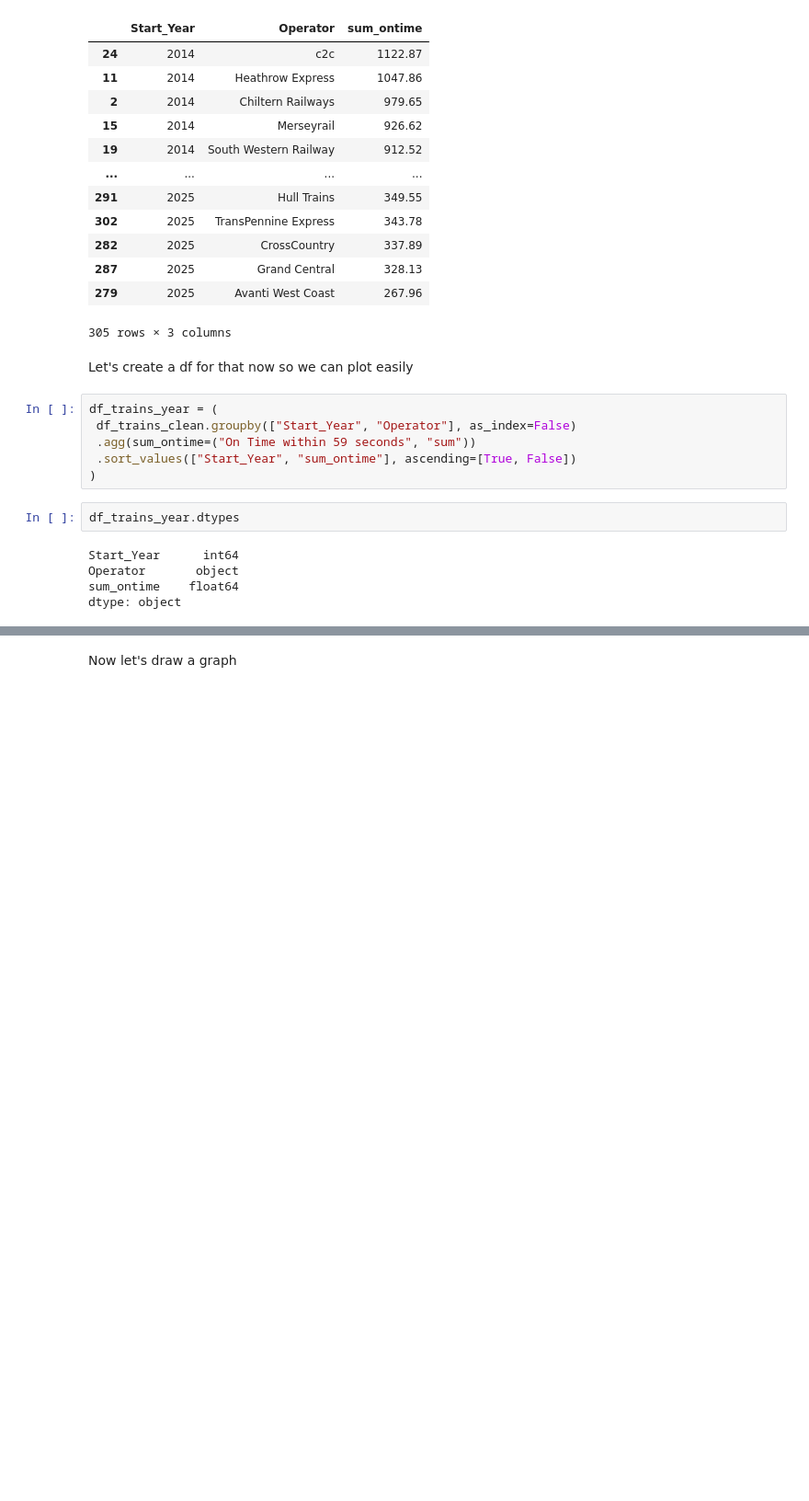
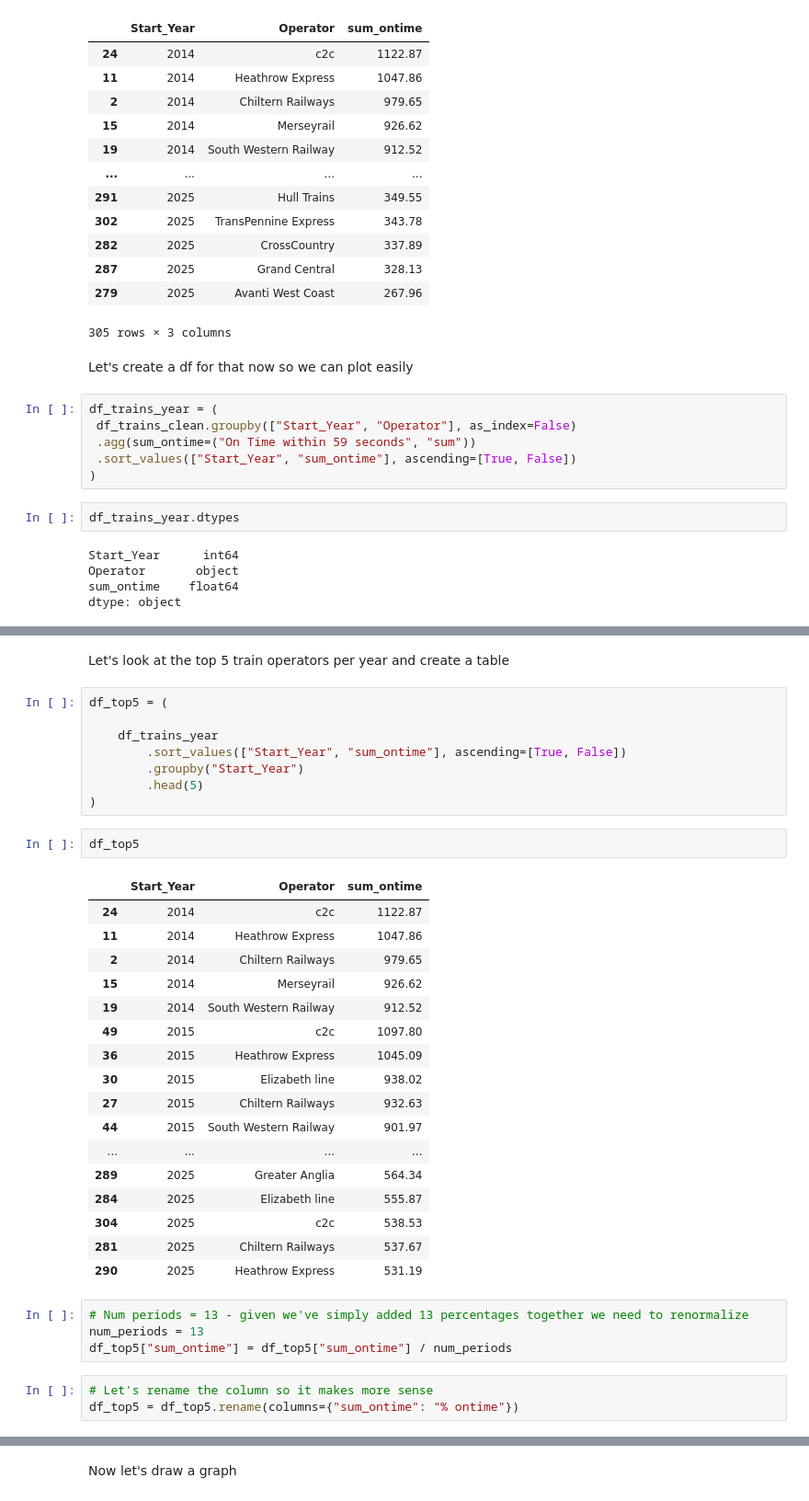
Before and after one commit to robwhite-lis/Everything_Counts_Assessment_1, a Jupyter notebook: Train_Times.ipynb, the cells around one changed output, grey strips where cells are left out. Shown: that part at 92% size. Cells and saved outputs as stored; diff of their text form; blank space fills up the shorter version.

```diff
--- a/Train_Times.ipynb
+++ b/Train_Times.ipynb
@@ -287,0 +302,37 @@ plot_data = df_trains_year["Start_Year"]
+# %% [markdown]
+Let's look at the top 5 train operators per year and create a table
+# %%
+df_top5 = (
+
+    df_trains_year
+        .sort_values(["Start_Year", "sum_ontime"], ascending=[True, False])
+        .groupby("Start_Year")
+        .head(5)
+)
+# %%
+df_top5
+# %% [output]
+|  | Start_Year | Operator | sum_ontime |
+| 24 | 2014 | c2c | 1122.87 |
+| 11 | 2014 | Heathrow Express | 1047.86 |
+| 2 | 2014 | Chiltern Railways | 979.65 |
+| 15 | 2014 | Merseyrail | 926.62 |
+| 19 | 2014 | South Western Railway | 912.52 |
+| 49 | 2015 | c2c | 1097.80 |
+| 36 | 2015 | Heathrow Express | 1045.09 |
+| 30 | 2015 | Elizabeth line | 938.02 |
+| 27 | 2015 | Chiltern Railways | 932.63 |
+| 44 | 2015 | South Western Railway | 901.97 |
+| ... | ... | ... | ... |
+| 289 | 2025 | Greater Anglia | 564.34 |
+| 284 | 2025 | Elizabeth line | 555.87 |
+| 304 | 2025 | c2c | 538.53 |
+| 281 | 2025 | Chiltern Railways | 537.67 |
+| 290 | 2025 | Heathrow Express | 531.19 |
+# %%
+# Num periods = 13 - given we've simply added 13 percentages together we need to renormalize
+num_periods = 13
+df_top5["sum_ontime"] = df_top5["sum_ontime"] / num_periods
+# %%
+# Let's rename the column so it makes more sense
+df_top5 = df_top5.rename(columns={"sum_ontime": "% ontime"})
```
Also changed, not shown: parts of 14 cells of this notebook.
